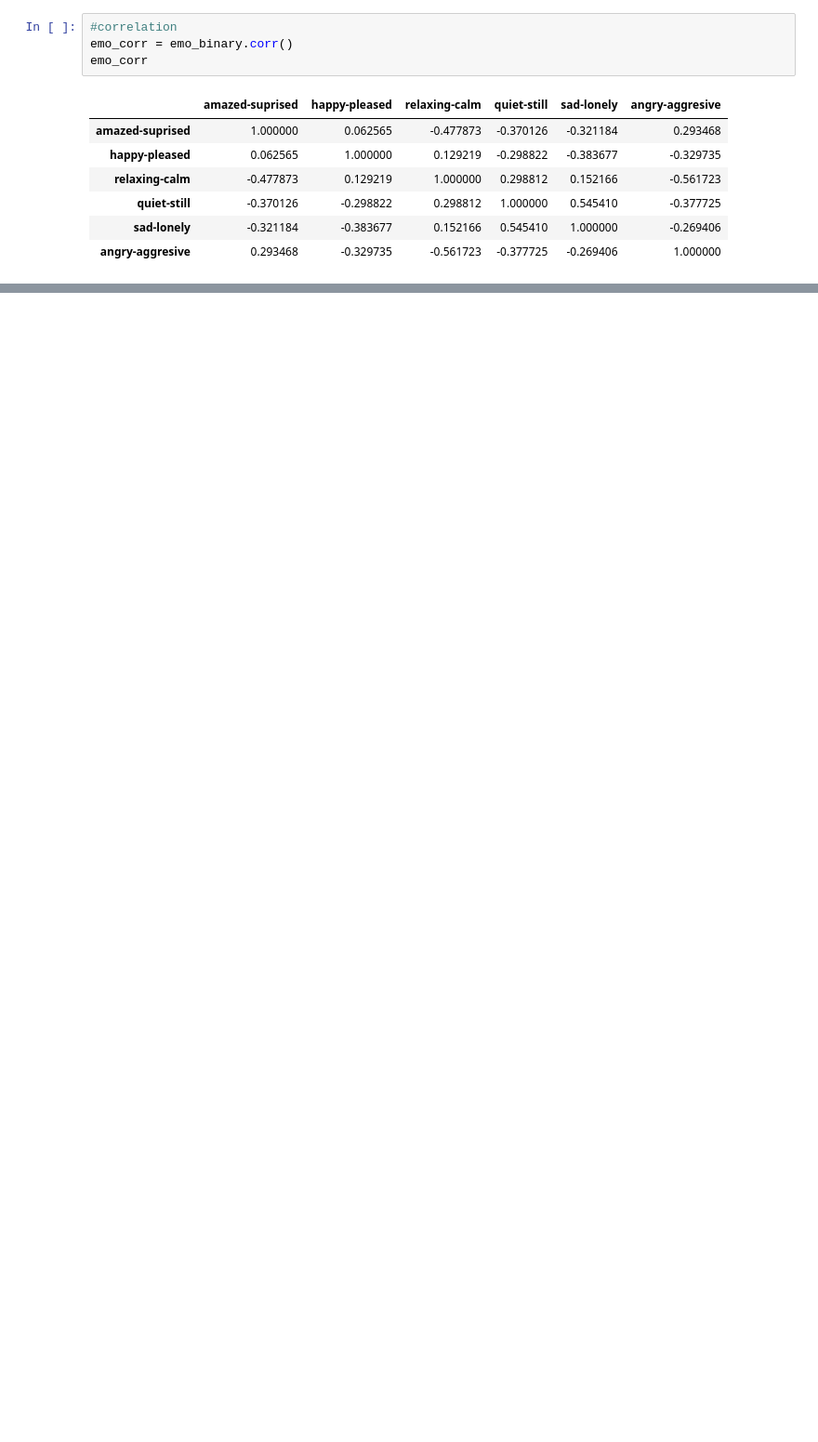
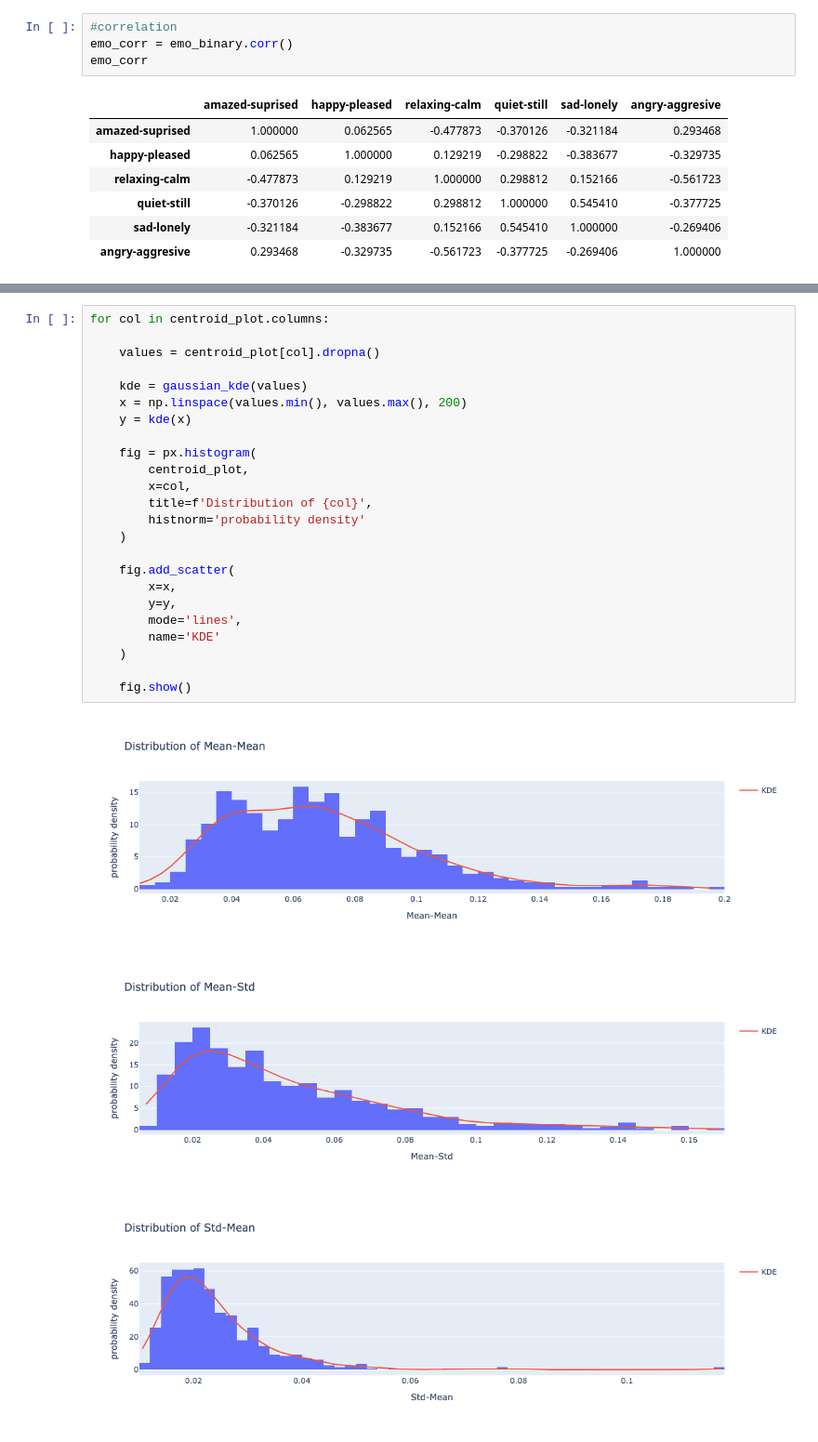
Before and after one commit to bayalams/multilabel-emotion-classification, a Jupyter notebook: 01_data_exploration.ipynb, the cells around one changed output, grey strips where cells are left out. Shown at 93% size. Cells and saved outputs as stored; diff of their text form; blank space fills up the shorter version.

```diff
--- a/01_data_exploration.ipynb
+++ b/01_data_exploration.ipynb
@@ -342,0 +699,28 @@ dtype: float64
+# %%
+for col in centroid_plot.columns:
+
+    values = centroid_plot[col].dropna()
+
+    kde = gaussian_kde(values)
+    x = np.linspace(values.min(), values.max(), 200)
+    y = kde(x)
+
+    fig = px.histogram(
+        centroid_plot,
+        x=col,
+        title=f'Distribution of {col}',
+        histnorm='probability density'
+    )
+
+    fig.add_scatter(
+        x=x,
+        y=y,
+        mode='lines',
+        name='KDE'
+    )
+
+    fig.show()
+# %% [output]
+[figure, added]
+[figure, added]
+[figure, added]
```
Also changed, not shown: parts of 47 cells of this notebook.
